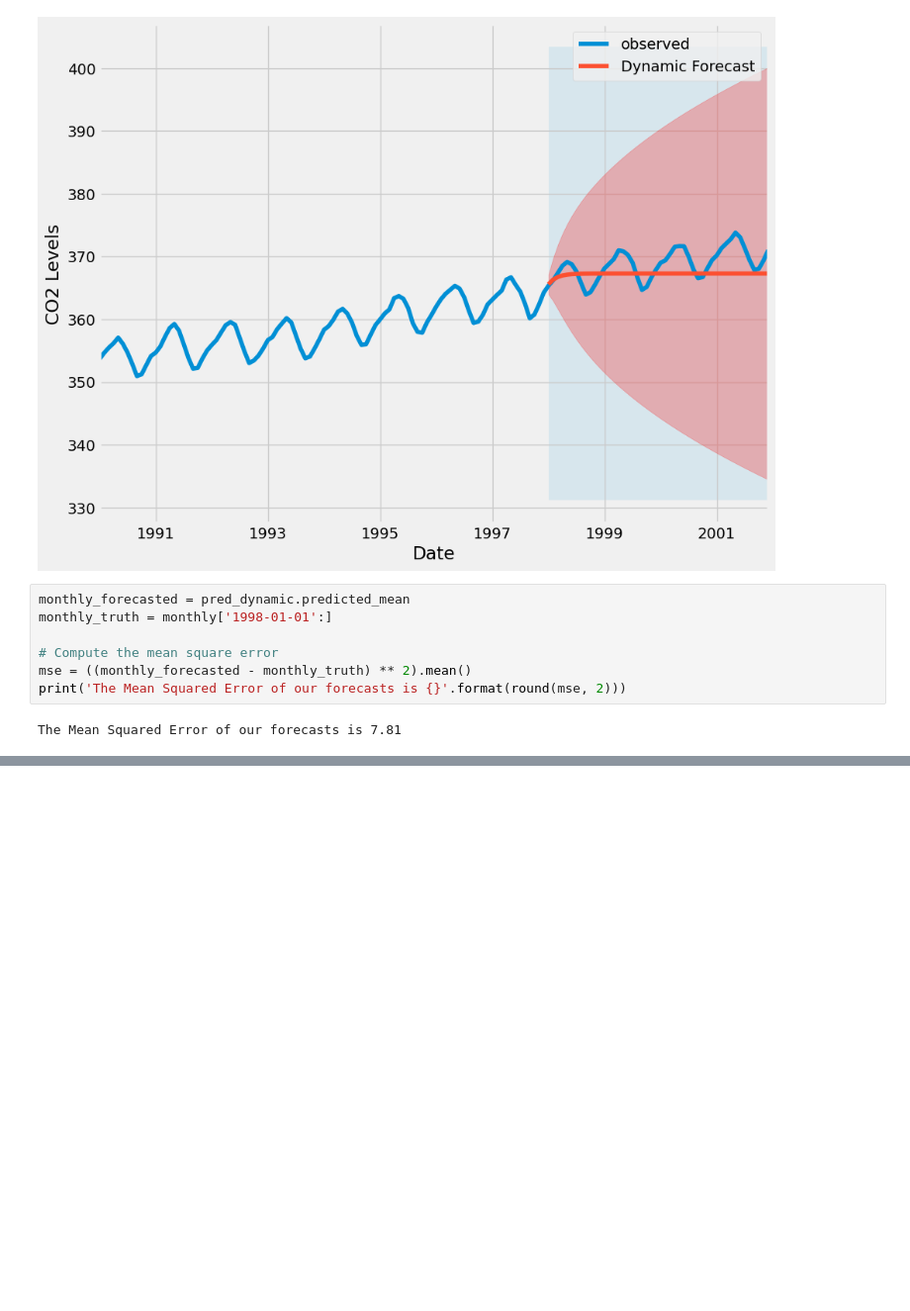
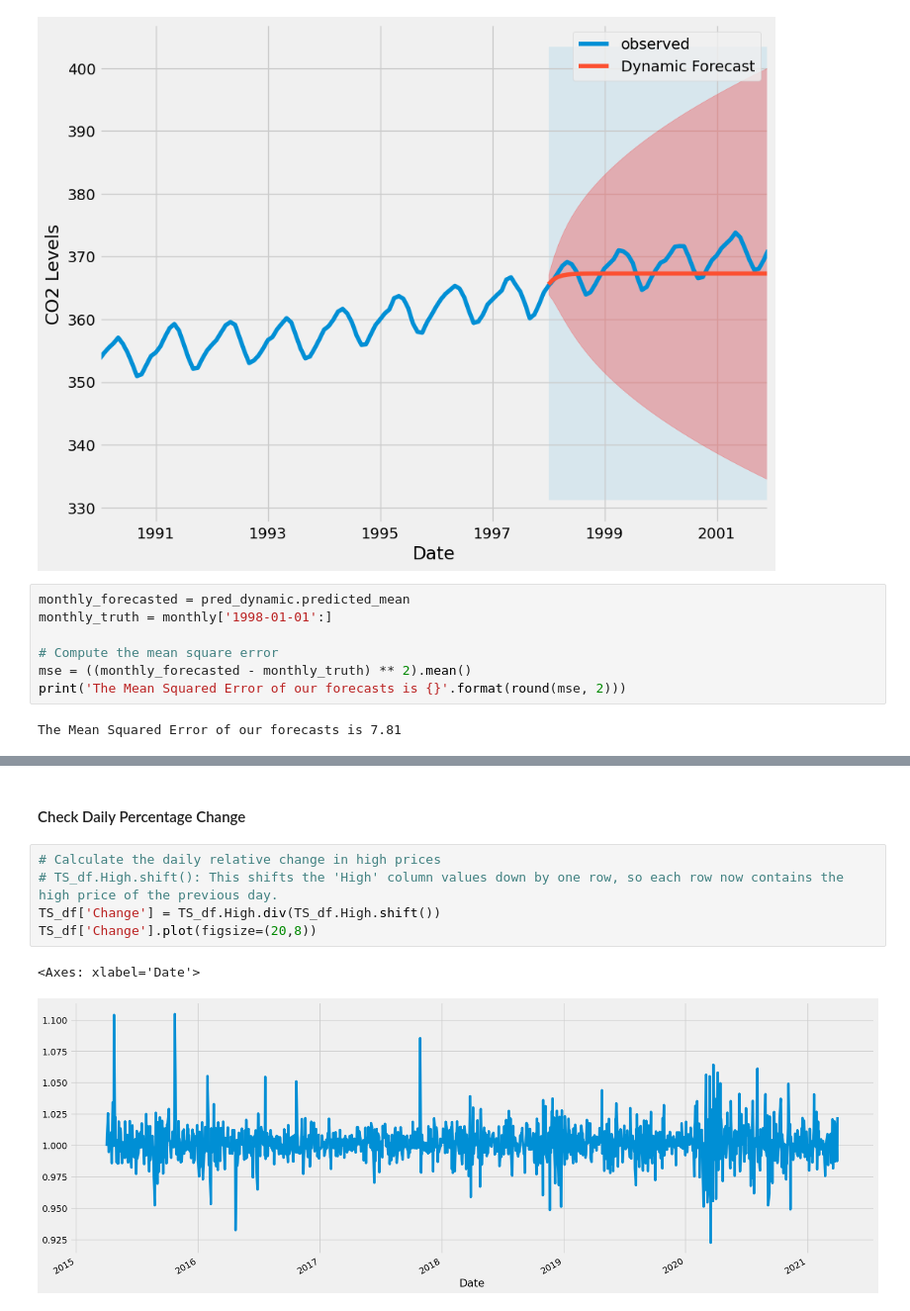
Before and after one commit to YC0429/Time_Series_Proj, a Jupyter notebook: Time_Series_workplace.ipynb, the cells around one changed output, grey strips where cells are left out. Shown at 99% size. Cells and saved outputs as stored; diff of their text form; blank space fills up the shorter version.

```diff
--- a/Time_Series_workplace.ipynb
+++ b/Time_Series_workplace.ipynb
@@ -456,0 +544,10 @@ The Mean Squared Error of our forecasts is 7.81
+# %% [markdown]
+#### Check Daily Percentage Change
+# %%
+# Calculate the daily relative change in high prices
+# TS_df.High.shift(): This shifts the 'High' column values down by one row, so each row now contains the high price of the previous day.
+TS_df['Change'] = TS_df.High.div(TS_df.High.shift())
+TS_df['Change'].plot(figsize=(20,8))
+# %% [output]
+<Axes: xlabel='Date'>
+[figure, added]
```
Also changed, not shown: parts of 43 cells of this notebook.
